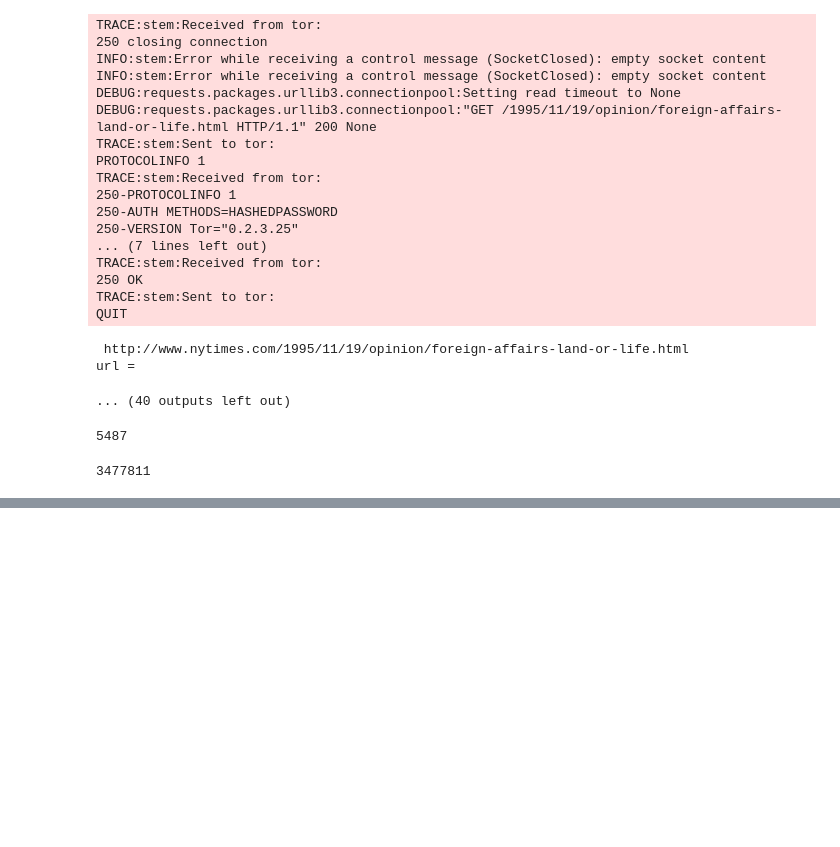
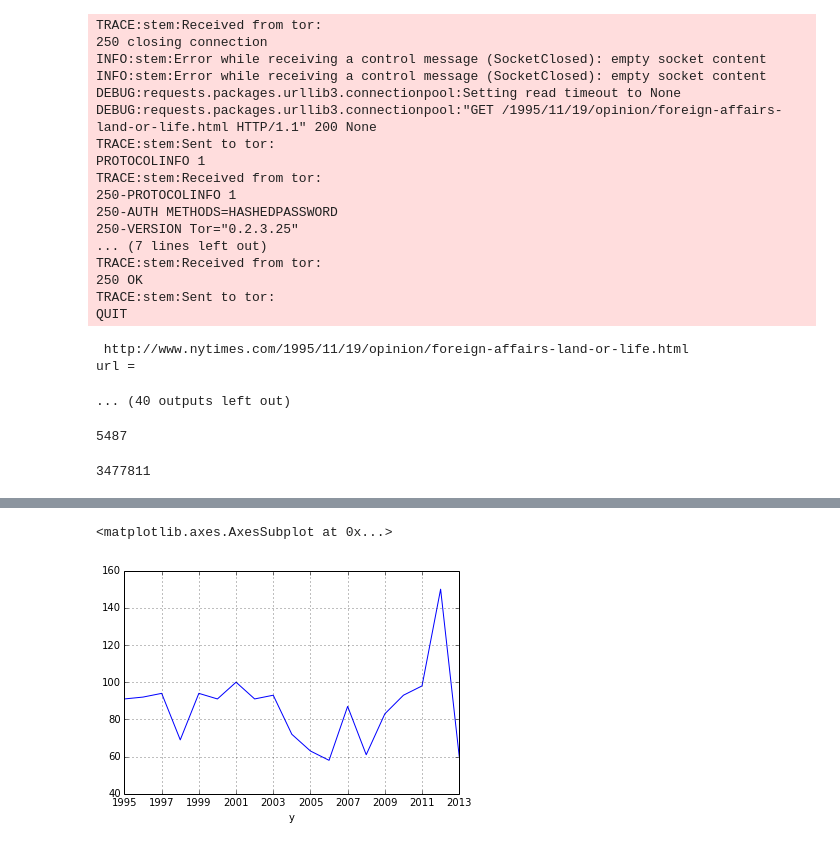
Before and after one commit to bdewilde/thomas_friedman_nlp, a Jupyter notebook: intermediate_nlp_blog_post_pt1.ipynb, the cells around one changed output, grey strips where cells are left out. Saved outputs shown, nothing was run; the diff lists cells and outputs as text; code cells hidden in the pictures; blank space fills up the shorter version.

```diff
--- a/intermediate_nlp_blog_post_pt1.ipynb
+++ b/intermediate_nlp_blog_post_pt1.ipynb
@@ -517,0 +602,5 @@ len([doc for doc in docs if doc.get('full_text')])
+# %%
+pd.groupby(df[df['type_of_material'] == 'Op-Ed'], by='y')['full_text'].count().plot()
+# %% [output]
+<matplotlib.axes.AxesSubplot at 0x...>
+[figure, added]
```
Also changed, not shown: parts of 19 cells of this notebook, 1 other file.
